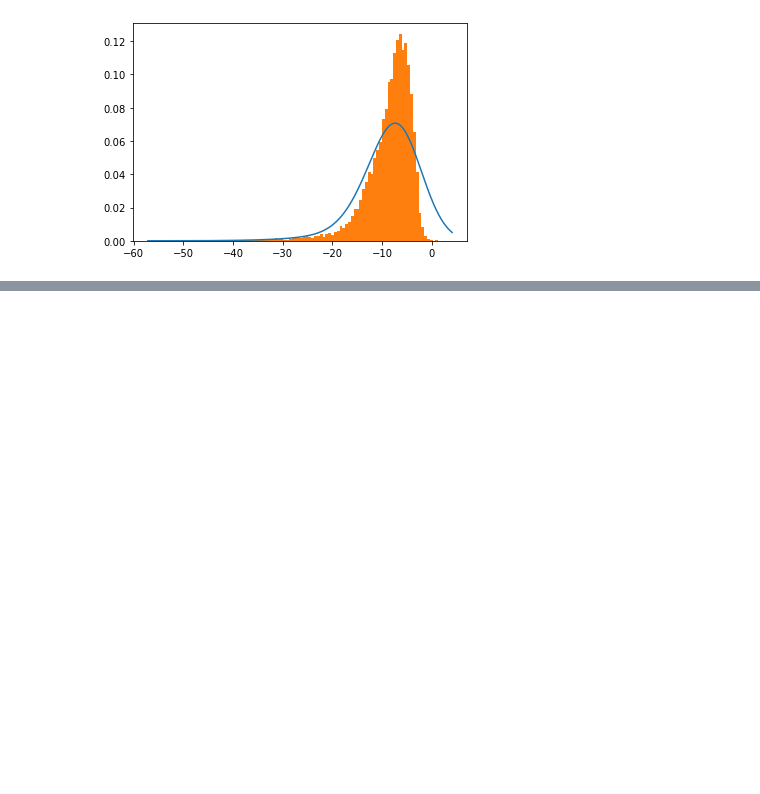
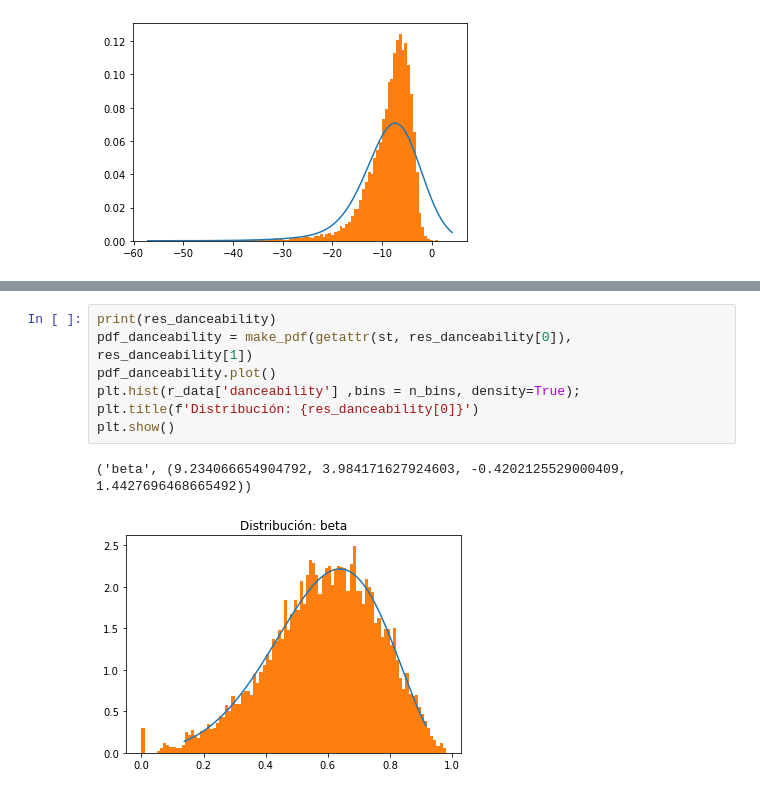
Before and after one commit to OscarFlores-IFi/SPF-2021-Tareas, a Jupyter notebook: Proyecto/Proyecto Simulación de Procesos.ipynb, the cells around one changed output, grey strips where cells are left out. Drawn from its saved outputs; the diff is of its cells as text; blank space fills up the shorter version.

```diff
--- a/Proyecto/Proyecto Simulación de Procesos.ipynb
+++ b/Proyecto/Proyecto Simulación de Procesos.ipynb
@@ -314,0 +449,10 @@ best bandwidth: 4.229296551724139
+# %%
+print(res_danceability)
+pdf_danceability = make_pdf(getattr(st, res_danceability[0]), res_danceability[1])
+pdf_danceability.plot()
+plt.hist(r_data['danceability'] ,bins = n_bins, density=True);
+plt.title(f'Distribución: {res_danceability[0]}')
+plt.show()
+# %% [output]
+('beta', (9.234066654904792, 3.984171627924603, -0.4202125529000409, 1.4427696468665492))
+[figure, added]
```
Also changed, not shown: parts of 14 cells of this notebook.
